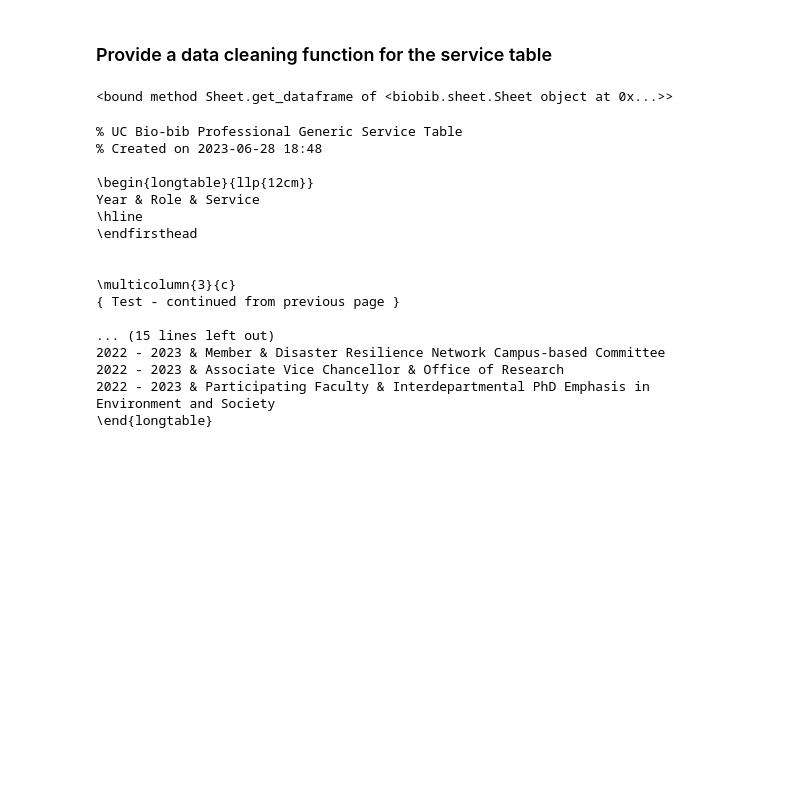
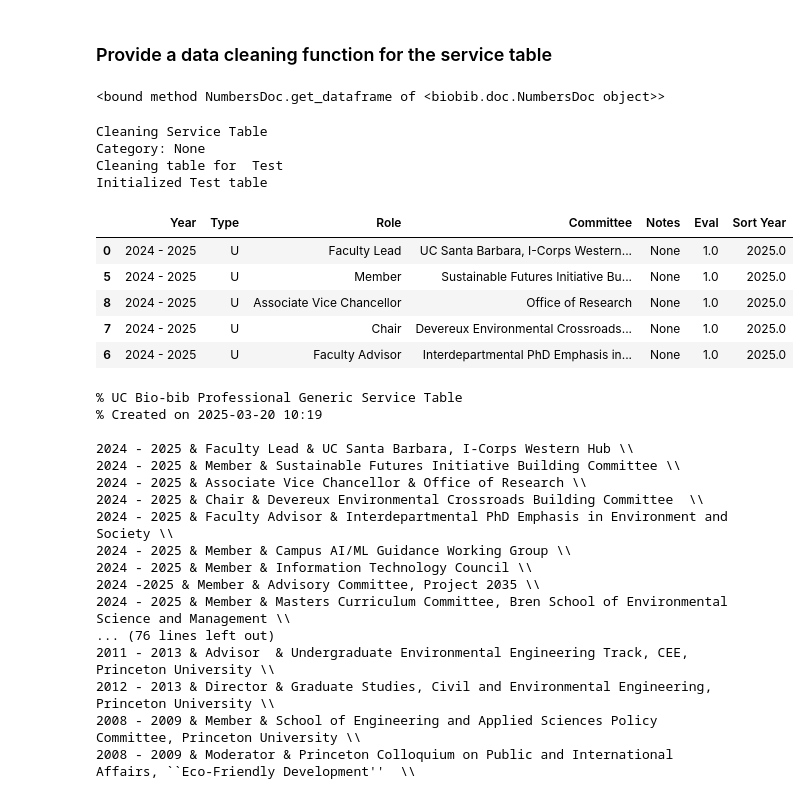
Before and after one commit to kcaylor/biobib, a Jupyter notebook: nbs/03_Service.ipynb, the cells around one changed output. Cells and saved outputs as stored; diff of their text form; code cells hidden in the pictures; blank space fills up the shorter version.

```diff
--- a/nbs/03_Service.ipynb
+++ b/nbs/03_Service.ipynb
@@ -18,7 +19,9 @@ from fastcore.test import *
 from fastcore.basics import *
 from fastcore.foundation import *
 # %%
+#| export
 service_types = {
+    'A': 'All',
     'P': 'Professional',
     'U': 'University',
     'D': 'Departmental'
@@ -59,31 +41,39 @@ Year & Role & Service
 
 '''
 # %%
+#| export
 class Service(Table):
     """
     A Service class of Table for use in generating biobibs and CVs
     """
     def __init__(
             self,
-            sheet:Sheet=None, # Google sheet object
+            doc:Doc=None, # Google sheet object
             worksheet:str='Service',   # worksheet name in google sheet
             csv_file:str=None, # optional csv file (if using csv files)
-            category:str='U',  # type of service (P = professional, U = university, D = department)
+            category:str=None,  # type of service (P = professional, U = university, D = department)
             table_name:str=None, # Will be determined from category.
             cumulative:bool=False, # Is this table cumulative?
+            ascending:bool=True, # Sort in ascending order?
             template=service_template # template content
     ):
         if not table_name:
+            if category not in service_types:
+                raise ValueError(f'Category must be one of {service_types.keys}')
             table_name = service_types[category] + ' Service'
+            if category is None:
+                table_name = 'Service'
         super().__init__(
-            sheet=sheet,
+            doc=doc,
             worksheet=worksheet,
             table_name=table_name,
             csv_file=csv_file,
             template=template)
+        self.ascending = ascending
         self.cumulative = cumulative
         self.category = category
         self.df = self.clean_df()
+        print(f'Initialized {self.table_name} table')
 # %% [markdown]
 ### Provide a data cleaning function for the service table
 # %%
@@ -103,10 +93,32 @@ def clean_df(self:Service,
     return df
-# %%
-sh.get_dataframe
-# %% [output]
-<bound method Sheet.get_dataframe of <biobib.sheet.Sheet object at 0x...>>
+# %%
+sheet_name = "CV.numbers"
+doc = NumbersDoc(sheet_name)
+doc.get_dataframe
+# %% [output]
+<bound method NumbersDoc.get_dataframe of <biobib.doc.NumbersDoc object>>
 # %%
-service_table = Service(sheet=sh,worksheet='Service',table_name='Test',template=service_template)
+service_table = Service(
+    doc=doc,worksheet='Service',
+    table_name='Test',
+    cumulative=True,
+    ascending=False,
+    template=service_template
+)
+# %% [output]
+Cleaning Service Table
+Category: None
+Cleaning table for  Test
+Initialized Test table
 # %%
 test_eq(service_table.table_name,'Test')
 test_eq(list(service_table.df.columns),['Year', 'Type', 'Role', 'Committee', 'Notes', 'Eval', 'Sort Year'])
+# %%
+service_table.df.head()
+# %% [output]
+|  | Year | Type | Role | Committee | Notes | Eval | Sort Year |
+| 0 | 2024 - 2025 | U | Faculty Lead | UC Santa Barbara, I-Corps Western... | None | 1.0 | 2025.0 |
+| 5 | 2024 - 2025 | U | Member | Sustainable Futures Initiative Bu... | None | 1.0 | 2025.0 |
+| 8 | 2024 - 2025 | U | Associate Vice Chancellor | Office of Research | None | 1.0 | 2025.0 |
+| 7 | 2024 - 2025 | U | Chair | Devereux Environmental Crossroads... | None | 1.0 | 2025.0 |
+| 6 | 2024 - 2025 | U | Faculty Advisor | Interdepartmental PhD Emphasis in... | None | 1.0 | 2025.0 |
@@ -114,22 +128,22 @@ test_eq(list(service_table.df.columns),['Year', 'Type', 'Role', 'Committee', 'No
 print(service_table.render_template())
 # %% [output]
 % UC Bio-bib Professional Generic Service Table
-% Created on 2023-06-28 18:48
+% Created on 2025-03-20 10:19
 
-\begin{longtable}{llp{12cm}}
-Year & Role & Service
-\hline
-\endfirsthead
-
-
-\multicolumn{3}{c}
-{ Test - continued from previous page }
-
-... (15 lines left out)
-2022 - 2023 & Member & Disaster Resilience Network Campus-based Committee
-2022 - 2023 & Associate Vice Chancellor & Office of Research
-2022 - 2023 & Participating Faculty & Interdepartmental PhD Emphasis in Environment and Society
-\end{longtable}
+2024 - 2025 & Faculty Lead & UC Santa Barbara, I-Corps Western Hub \\
+2024 - 2025 & Member & Sustainable Futures Initiative Building Committee \\
+2024 - 2025 & Associate Vice Chancellor & Office of Research \\
+2024 - 2025 & Chair & Devereux Environmental Crossroads Building Committee  \\
+2024 - 2025 & Faculty Advisor & Interdepartmental PhD Emphasis in Environment and Society \\
+2024 - 2025 & Member & Campus AI/ML Guidance Working Group \\
+2024 - 2025 & Member & Information Technology Council \\
+2024 -2025 & Member & Advisory Committee, Project 2035 \\
+2024 - 2025 & Member & Masters Curriculum Committee, Bren School of Environmental Science and Management \\
+... (76 lines left out)
+2011 - 2013 & Advisor  & Undergraduate Environmental Engineering Track, CEE, Princeton University \\
+2012 - 2013 & Director & Graduate Studies, Civil and Environmental Engineering, Princeton University \\
+2008 - 2009 & Member & School of Engineering and Applied Sciences Policy Committee, Princeton University \\
+2008 - 2009 & Moderator & Princeton Colloquium on Public and International Affairs, ``Eco-Friendly Development''  \\
 # %%
 #| hide
 import nbdev; nbdev.nbdev_export()
```
Also changed, not shown: parts of 5 cells of this notebook, 42 other files.
